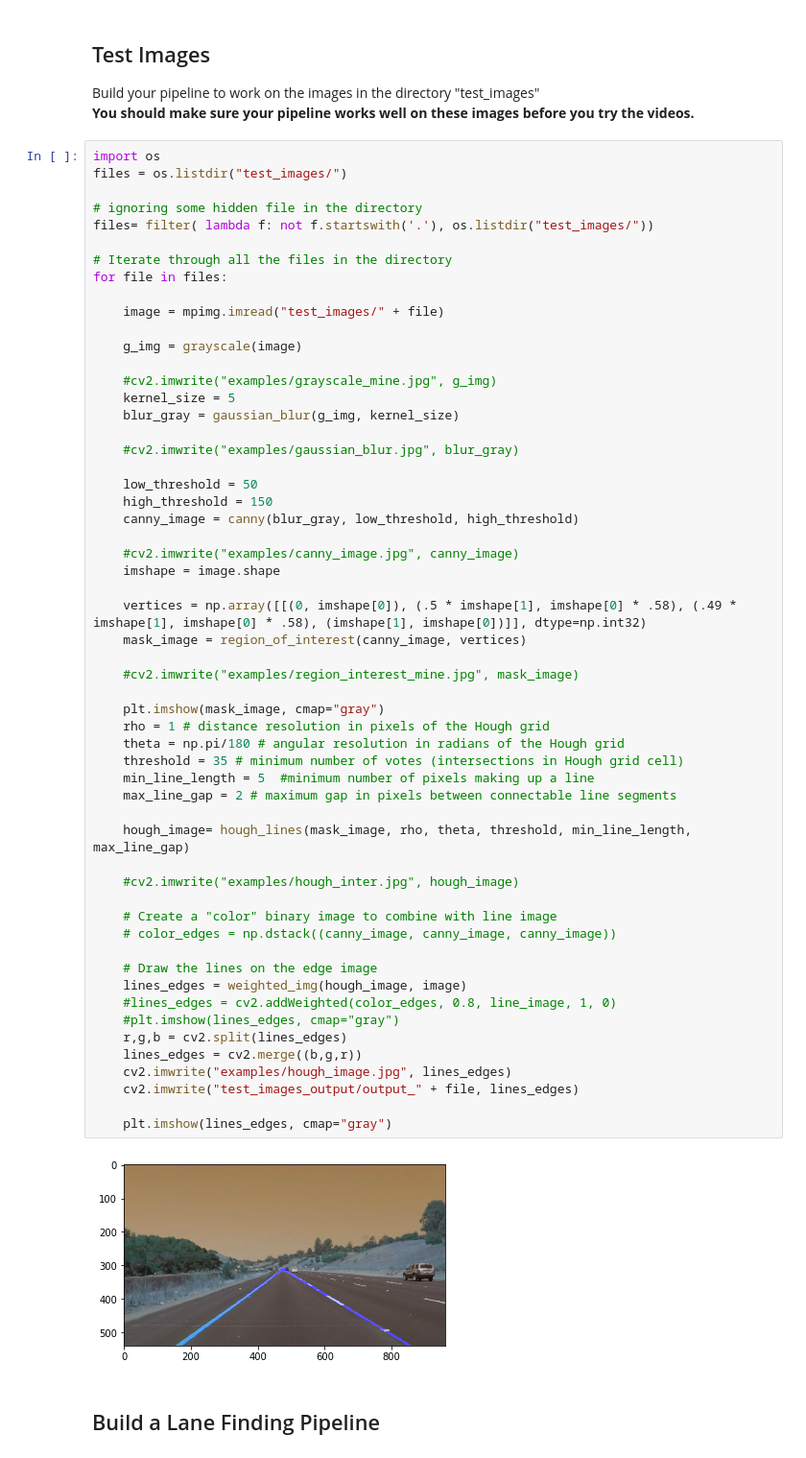
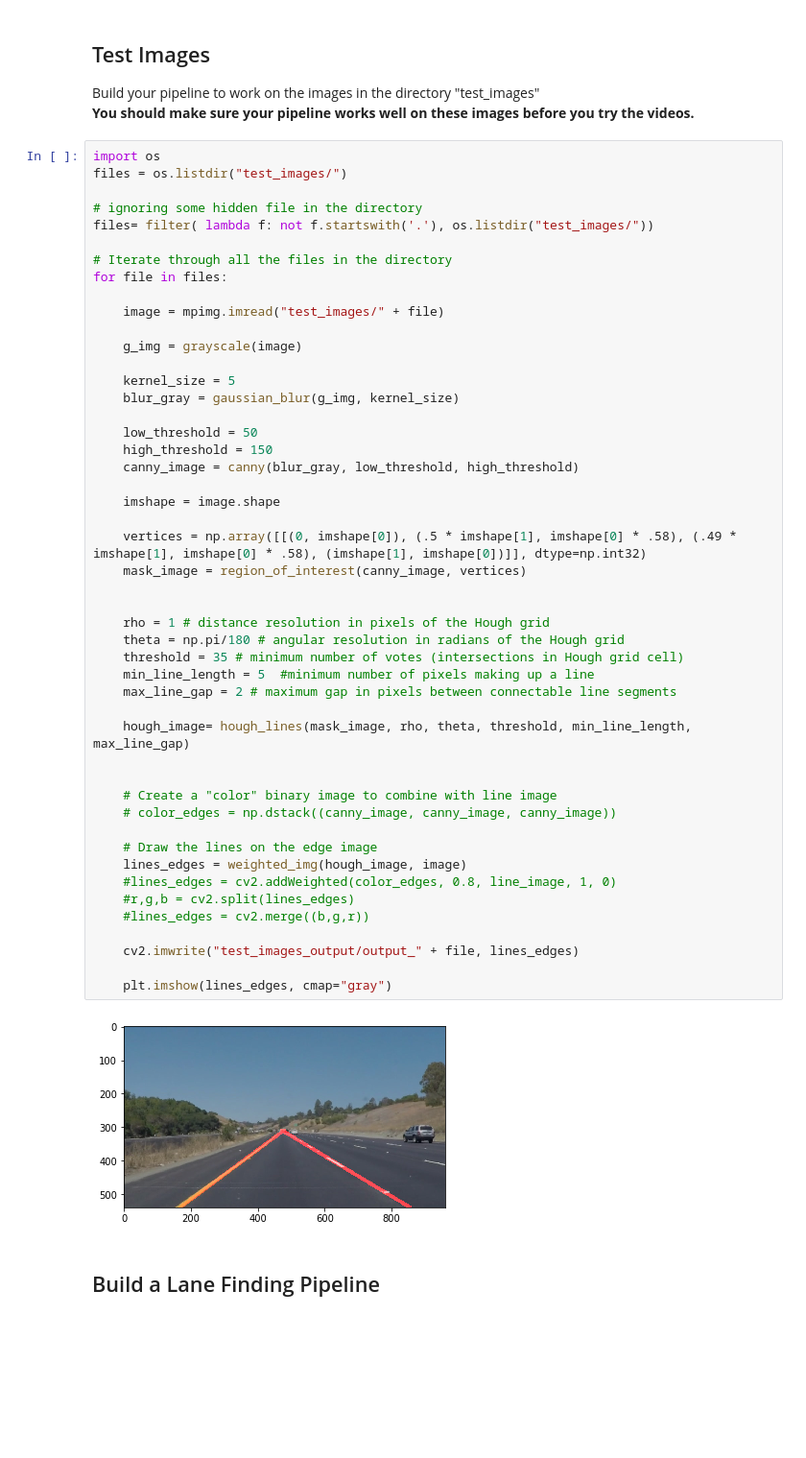
Before and after one commit to gayaviswan/self-driving-car, a Jupyter notebook: P1.ipynb, the cells around one changed output. Shown: that part at 96% size. Cells and saved outputs as stored; diff of their text form; blank space fills up the shorter version.

```diff
--- a/P1.ipynb
+++ b/P1.ipynb
@@ -234,50 +250,42 @@ for file in files:
 
     g_img = grayscale(image)
 
-    #cv2.imwrite("examples/grayscale_mine.jpg", g_img)
     kernel_size = 5
     blur_gray = gaussian_blur(g_img, kernel_size)
-
-    #cv2.imwrite("examples/gaussian_blur.jpg", blur_gray)
 
     low_threshold = 50
     high_threshold = 150
     canny_image = canny(blur_gray, low_threshold, high_threshold)
 
-    #cv2.imwrite("examples/canny_image.jpg", canny_image)
     imshape = image.shape
 
     vertices = np.array([[(0, imshape[0]), (.5 * imshape[1], imshape[0] * .58), (.49 * imshape[1], imshape[0] * .58), (imshape[1], imshape[0])]], dtype=np.int32)
     mask_image = region_of_interest(canny_image, vertices)
 
-    #cv2.imwrite("examples/region_interest_mine.jpg", mask_image)
 
-    plt.imshow(mask_image, cmap="gray")
     rho = 1 # distance resolution in pixels of the Hough grid
     theta = np.pi/180 # angular resolution in radians of the Hough grid
     threshold = 35 # minimum number of votes (intersections in Hough grid cell)
     min_line_length = 5  #minimum number of pixels making up a line
     max_line_gap = 2 # maximum gap in pixels between connectable line segments
 
     hough_image= hough_lines(mask_image, rho, theta, threshold, min_line_length, max_line_gap)
 
-    #cv2.imwrite("examples/hough_inter.jpg", hough_image)
 
     # Create a "color" binary image to combine with line image
     # color_edges = np.dstack((canny_image, canny_image, canny_image))
 
     # Draw the lines on the edge image
     lines_edges = weighted_img(hough_image, image)
     #lines_edges = cv2.addWeighted(color_edges, 0.8, line_image, 1, 0)
-    #plt.imshow(lines_edges, cmap="gray")
-    r,g,b = cv2.split(lines_edges)
-    lines_edges = cv2.merge((b,g,r))
-    cv2.imwrite("examples/hough_image.jpg", lines_edges)
+    #r,g,b = cv2.split(lines_edges)
+    #lines_edges = cv2.merge((b,g,r))
+
     cv2.imwrite("test_images_output/output_" + file, lines_edges)
 
     plt.imshow(lines_edges, cmap="gray")
 # %% [output]
-[figure, old version]
+[figure, new version]
 # %% [markdown]
 ## Build a Lane Finding Pipeline
 # %% [markdown]
```
Also changed, not shown: parts of 8 cells of this notebook, 11 other files.
